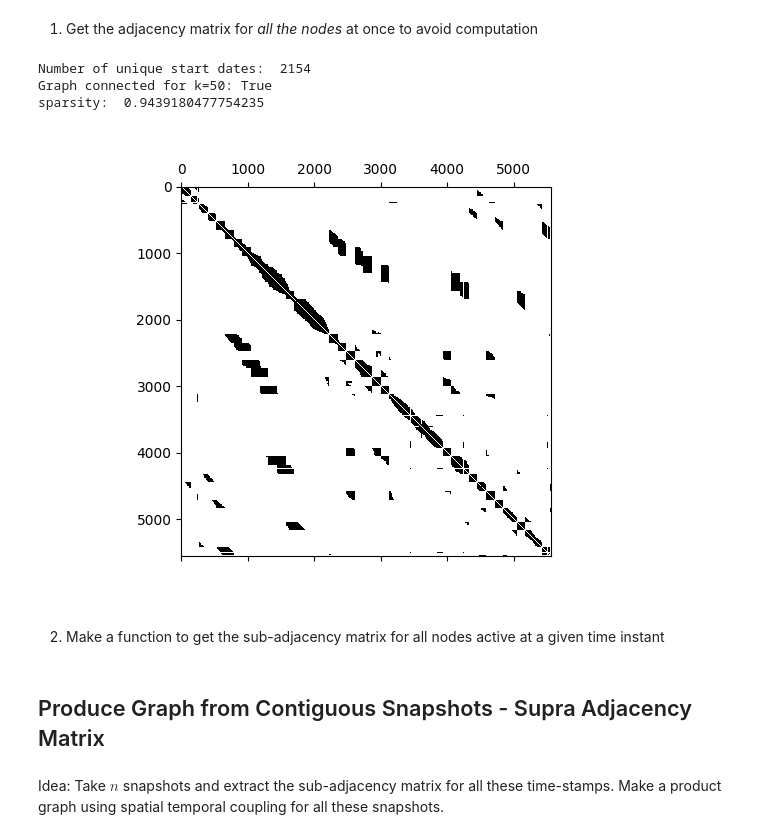
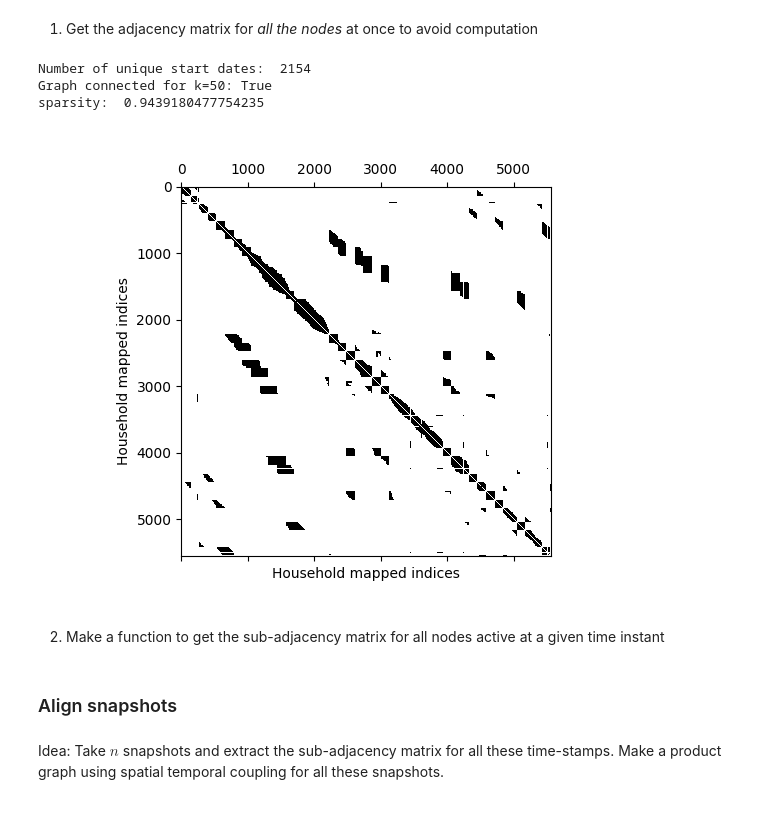
Before and after one commit to spetznick/ml4gd-project-group-3, a Jupyter notebook: Dynamic Graph Forecasting.ipynb, the cells around one changed output. Saved outputs shown, nothing was run; the diff lists cells and outputs as text; code cells hidden in the pictures.

```diff
--- a/Dynamic Graph Forecasting.ipynb
+++ b/Dynamic Graph Forecasting.ipynb
@@ -76,34 +87,35 @@ def create_adjacency_matrix(lclids, k):
 
 # Sort rows by start date
 windows_copy = windows.sort_values(by='Enabled At').copy()
 
 # Get an ordered list of dates 'Enabled At'
 enable_unique_dates = windows_copy['Enabled At'].unique()
 
 # Get a list of lists of LCLids that have the same start date
 nbor_lclids = [windows_copy[windows_copy['Enabled At'] == date].index.tolist() for date in enable_unique_dates]
 print('Number of unique start dates: ', len(enable_unique_dates))
 assert len(windows) == sum([len(l) for l in nbor_lclids])
 
 # K-nearest neighbours
 k = 50
 
 adjacency_matrix = create_adjacency_matrix(nbor_lclids, k)
 # Compute the sparsity of the adjacency matrix
 sparsity = 1 - sp.sparse.bsr_matrix.count_nonzero(adjacency_matrix) / np.prod(adjacency_matrix.shape)
 G = networkx.from_scipy_sparse_array(adjacency_matrix)
 print(f'Graph connected for k={k}: {networkx.is_connected(G)}')
 print('sparsity: ', sparsity)
 
 plt.spy(sp.sparse.bsr_matrix.toarray(adjacency_matrix))
+plt.xlabel("Household mapped indices"), plt.ylabel("Household mapped indices")
 # save the adjacency matrix
 np.save('Results/adjacency_matrix.npy', adjacency_matrix)
 plt.show()
 # %% [output]
 Number of unique start dates:  2154
 Graph connected for k=50: True
 sparsity:  0.9439180477754235
-[figure, old version]
+[figure, new version]
 # %% [markdown]
 2. Make a function to get the sub-adjacency matrix for all nodes active at a given time instant
 # %%
@@ -161,4 +173,4 @@ indices, activenodes, active_sparse_submat = get_snapshot_adjacency(100, adjacen
 # %% [markdown]
-## Produce Graph from Contiguous Snapshots - Supra Adjacency Matrix
+### Align snapshots
 # %% [markdown]
 Idea: Take $n$ snapshots and extract the sub-adjacency matrix for all these time-stamps. Make a product graph using spatial temporal coupling for all these snapshots.
```
Also changed, not shown: parts of 33 cells of this notebook.
